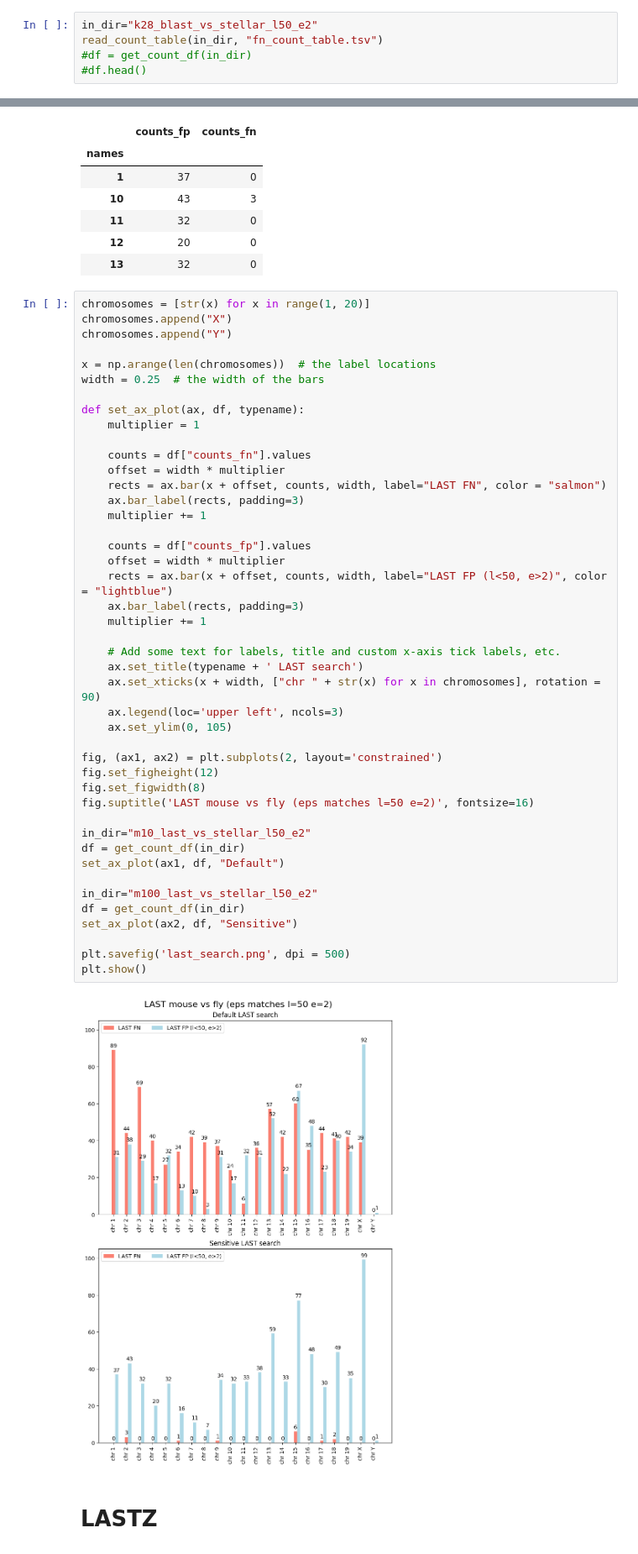
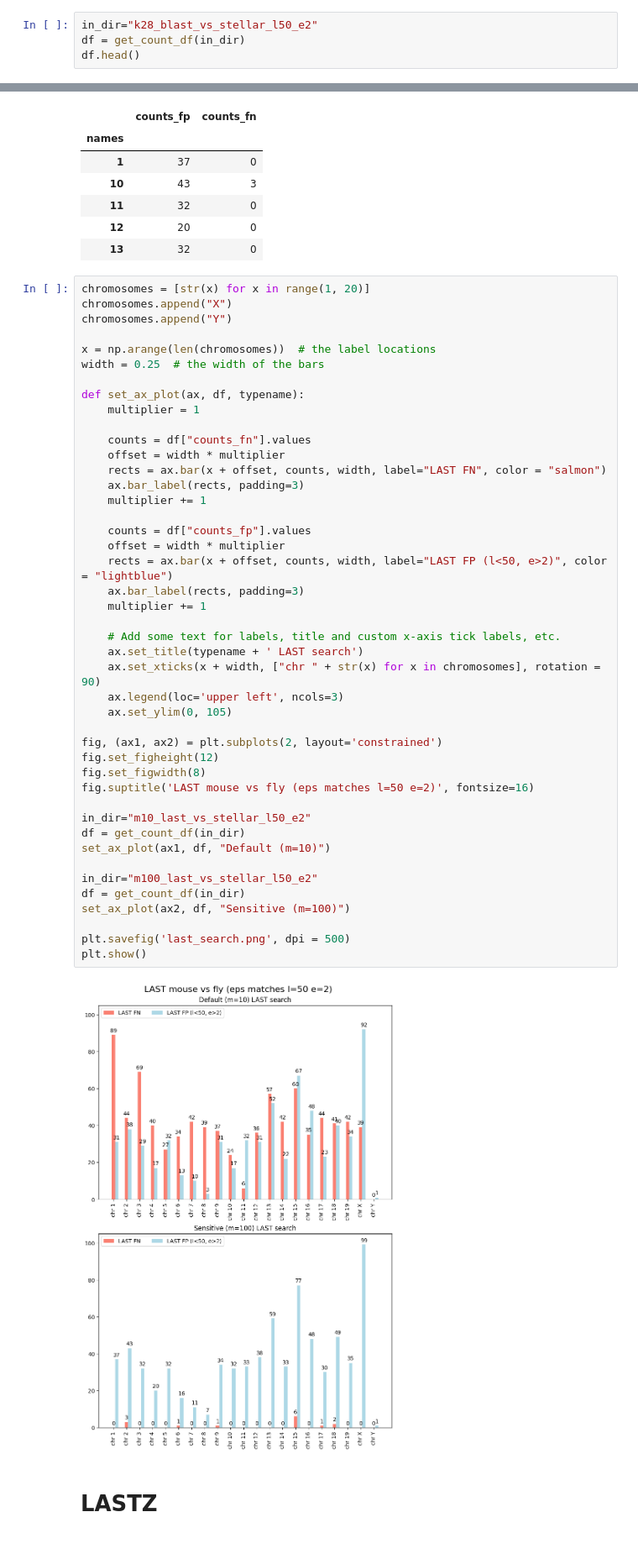
Before and after one commit to eaasna/sliding-window-testset, a Jupyter notebook: work-python/missed-matches/What is missed.ipynb, the cells around one changed output, grey strips where cells are left out. Shown at 84% size. Saved outputs shown, nothing was run; the diff lists cells and outputs as text.

```diff
--- a/work-python/missed-matches/What is missed.ipynb
+++ b/work-python/missed-matches/What is missed.ipynb
@@ -110,7 +110,6 @@ def get_count_df(in_dir):
 # BLAST
 # %%
 in_dir="k28_blast_vs_stellar_l50_e2"
-read_count_table(in_dir, "fn_count_table.tsv")
-#df = get_count_df(in_dir)
-#df.head()
+df = get_count_df(in_dir)
+df.head()
 # %% [output]
@@ -164,36 +196,36 @@ def set_ax_plot(ax, df, typename):
     rects = ax.bar(x + offset, counts, width, label="LAST FN", color = "salmon")
     ax.bar_label(rects, padding=3)
     multiplier += 1
 
     counts = df["counts_fp"].values
     offset = width * multiplier
     rects = ax.bar(x + offset, counts, width, label="LAST FP (l<50, e>2)", color = "lightblue")
     ax.bar_label(rects, padding=3)
     multiplier += 1
 
     # Add some text for labels, title and custom x-axis tick labels, etc.
     ax.set_title(typename + ' LAST search')
     ax.set_xticks(x + width, ["chr " + str(x) for x in chromosomes], rotation = 90)
     ax.legend(loc='upper left', ncols=3)
     ax.set_ylim(0, 105)
 
 fig, (ax1, ax2) = plt.subplots(2, layout='constrained')
 fig.set_figheight(12)
 fig.set_figwidth(8)
 fig.suptitle('LAST mouse vs fly (eps matches l=50 e=2)', fontsize=16)
 
 in_dir="m10_last_vs_stellar_l50_e2"
 df = get_count_df(in_dir)
-set_ax_plot(ax1, df, "Default")
+set_ax_plot(ax1, df, "Default (m=10)")
 
 in_dir="m100_last_vs_stellar_l50_e2"
 df = get_count_df(in_dir)
-set_ax_plot(ax2, df, "Sensitive")
+set_ax_plot(ax2, df, "Sensitive (m=100)")
 
 plt.savefig('last_search.png', dpi = 500)
 plt.show()
 # %% [output]
-[figure, old version]
+[figure, new version]
 # %% [markdown]
 # LASTZ
 # %%
```
Also changed, not shown: parts of 3 cells of this notebook.
